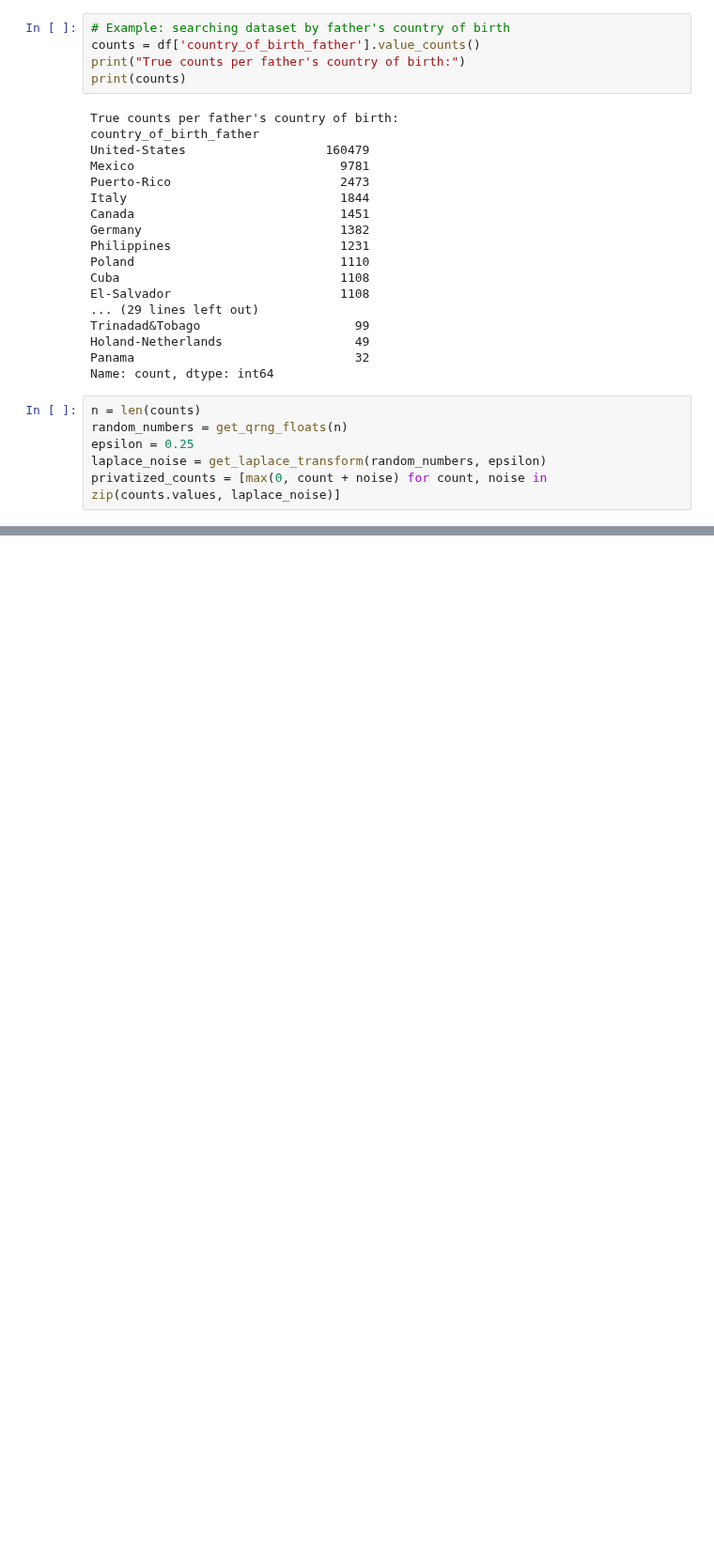
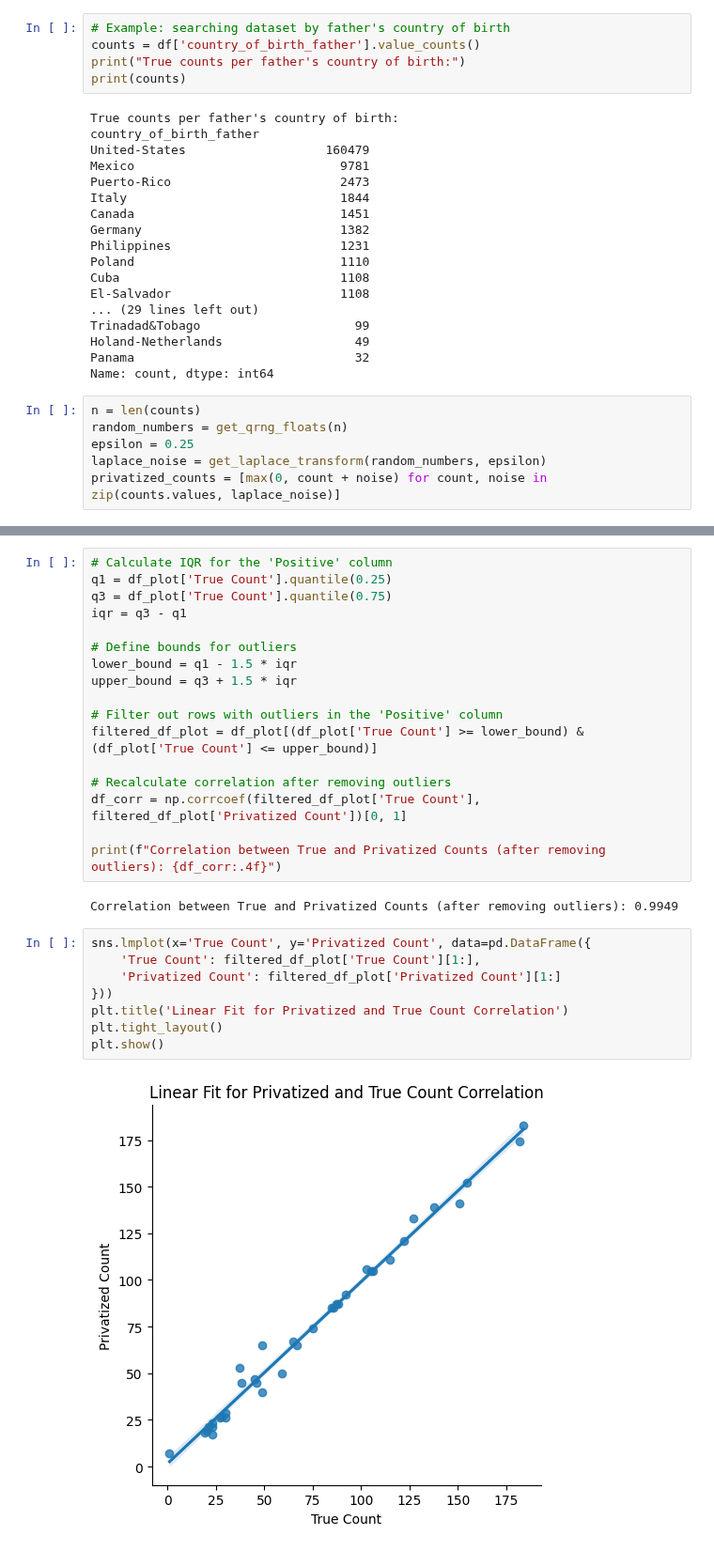
Before and after one commit to Kaya-Kaya/CMU-x-IDQuantique-Challenge, a Jupyter notebook: Task_4.ipynb, the cells around one changed output, grey strips where cells are left out. Shown at 94% size. Drawn from its saved outputs; the diff is of its cells as text; blank space fills up the shorter version.

Commit message:
Update Task_4.ipynb
New Correlation Graph

```diff
--- a/Task_4.ipynb
+++ b/Task_4.ipynb
@@ -390,0 +391,29 @@ KS statistic = 0.1429, p-value = 0.3265
+# %%
+# Calculate IQR for the 'Positive' column
+q1 = df_plot['True Count'].quantile(0.25)
+q3 = df_plot['True Count'].quantile(0.75)
+iqr = q3 - q1
+
+# Define bounds for outliers
+lower_bound = q1 - 1.5 * iqr
+upper_bound = q3 + 1.5 * iqr
+
+# Filter out rows with outliers in the 'Positive' column
+filtered_df_plot = df_plot[(df_plot['True Count'] >= lower_bound) & (df_plot['True Count'] <= upper_bound)]
+
+# Recalculate correlation after removing outliers
+df_corr = np.corrcoef(filtered_df_plot['True Count'], filtered_df_plot['Privatized Count'])[0, 1]
+
+print(f"Correlation between True and Privatized Counts (after removing outliers): {df_corr:.4f}")
+# %% [output]
+Correlation between True and Privatized Counts (after removing outliers): 0.9949
+# %%
+sns.lmplot(x='True Count', y='Privatized Count', data=pd.DataFrame({
+    'True Count': filtered_df_plot['True Count'][1:],
+    'Privatized Count': filtered_df_plot['Privatized Count'][1:]
+}))
+plt.title('Linear Fit for Privatized and True Count Correlation')
+plt.tight_layout()
+plt.show()
+# %% [output]
+[figure, added]
```
Also changed, not shown: parts of 3 cells of this notebook.
